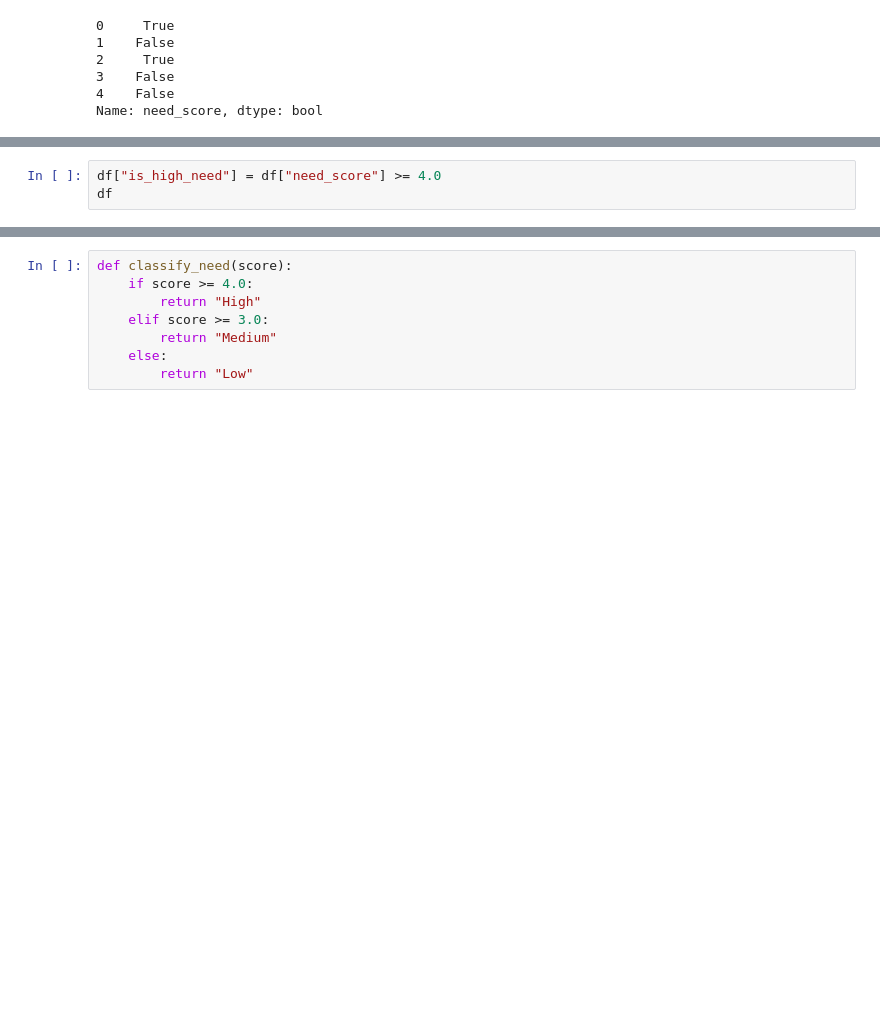
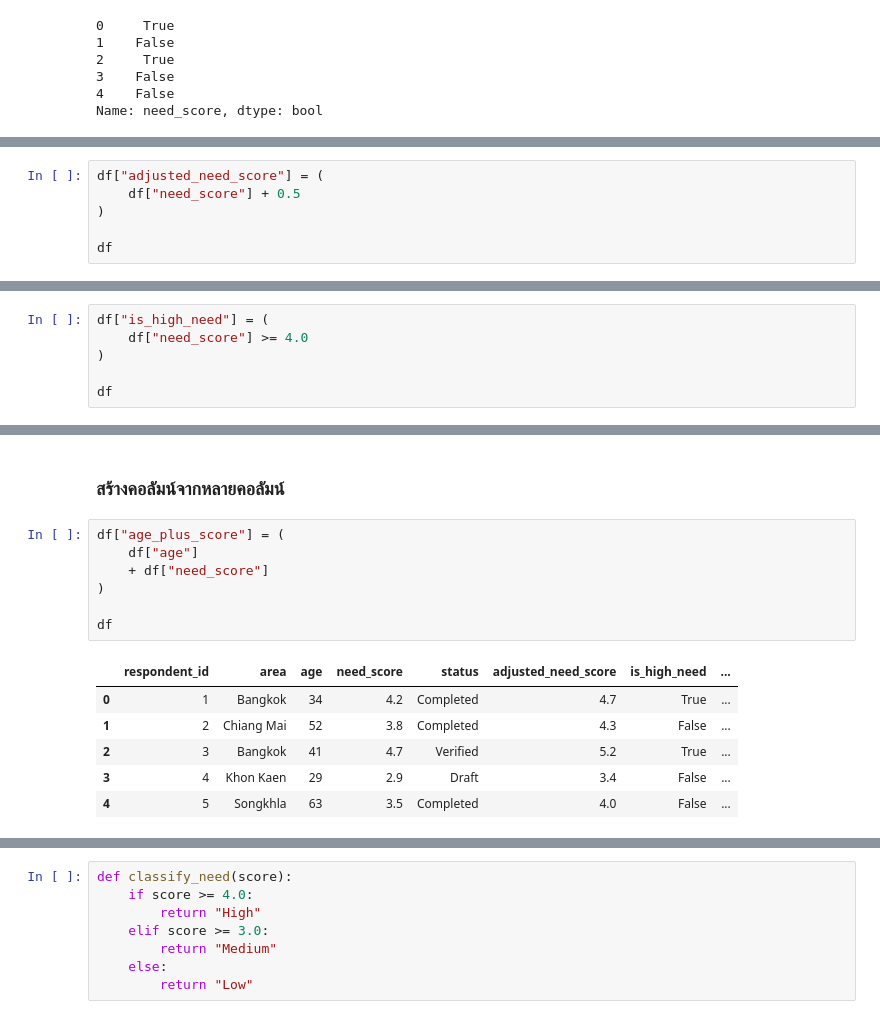
Before and after one commit to vivatbdi/MSDHS_OJT, a Jupyter notebook: py-jupyter_docker/course/day3/07_pandas_series&dataframe.ipynb, the cells around one changed output, grey strips where cells are left out. Cells and saved outputs as stored; diff of their text form; blank space fills up the shorter version.

```diff
--- a/py-jupyter_docker/course/day3/07_pandas_series&dataframe.ipynb
+++ b/py-jupyter_docker/course/day3/07_pandas_series&dataframe.ipynb
@@ -643,3 +722,0 @@ df[~(df["status"] == "Draft")]
-# %%
-df["is_high_need"] = df["need_score"] >= 4.0
-df
@@ -662,0 +900,6 @@ df
+# %%
+df["adjusted_need_score"] = (
+    df["need_score"] + 0.5
+)
+
+df
@@ -662,0 +917,6 @@ df
+# %%
+df["is_high_need"] = (
+    df["need_score"] >= 4.0
+)
+
+df
@@ -662,0 +937,16 @@ df
+# %% [markdown]
+### สร้างคอลัมน์จากหลายคอลัมน์
+# %%
+df["age_plus_score"] = (
+    df["age"]
+    + df["need_score"]
+)
+
+df
+# %% [output]
+|  | respondent_id | area | age | need_score | status | adjusted_need_score | is_high_need | ... |
+| 0 | 1 | Bangkok | 34 | 4.2 | Completed | 4.7 | True | ... |
+| 1 | 2 | Chiang Mai | 52 | 3.8 | Completed | 4.3 | False | ... |
+| 2 | 3 | Bangkok | 41 | 4.7 | Verified | 5.2 | True | ... |
+| 3 | 4 | Khon Kaen | 29 | 2.9 | Draft | 3.4 | False | ... |
+| 4 | 5 | Songkhla | 63 | 3.5 | Completed | 4.0 | False | ... |
```
Also changed, not shown: parts of 280 cells of this notebook.
